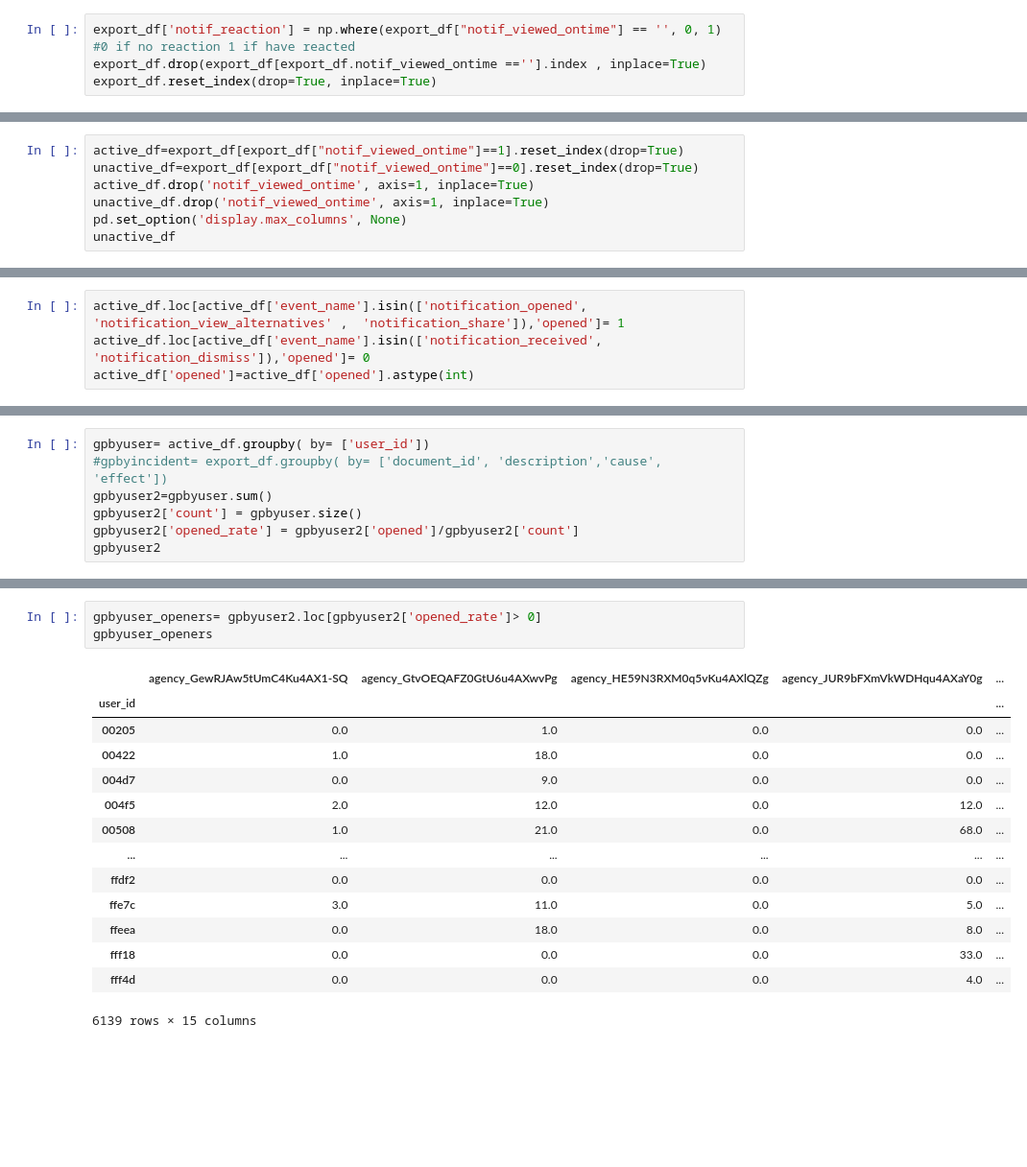
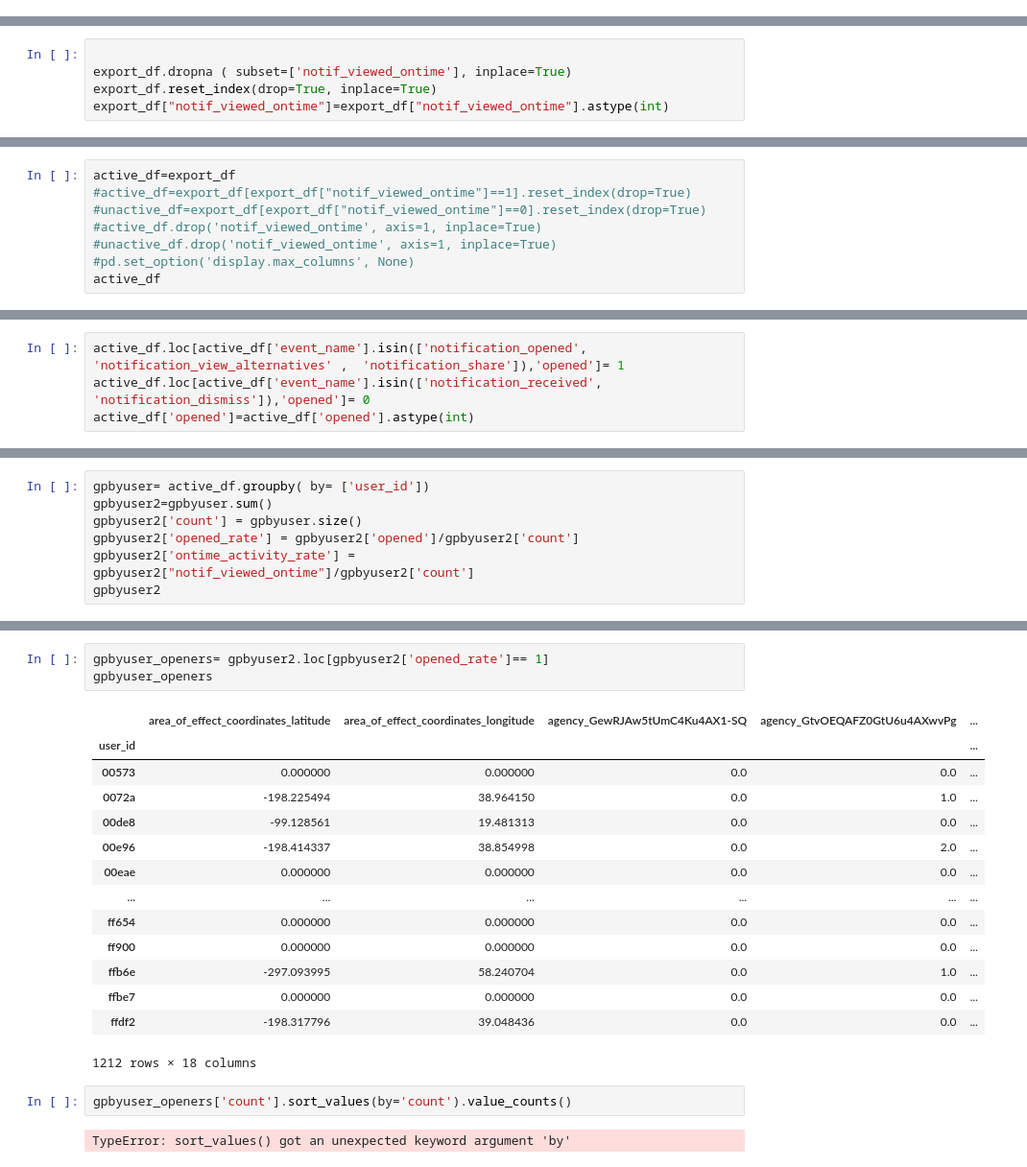
Before and after one commit to ComMutants/Capstone-WIMT, a Jupyter notebook: notebooks/CHRIS_EDA.ipynb, the cells around one changed output, grey strips where cells are left out. Shown: that part at 96% size. Drawn from its saved outputs; the diff is of its cells as text; blank space fills up the shorter version.

```diff
--- a/notebooks/CHRIS_EDA.ipynb
+++ b/notebooks/CHRIS_EDA.ipynb
@@ -20,4 +19,0 @@ export_df["notif_viewed_ontime"]=list(map(lambda x,y,z: '' if x=="notification_r
-# %%
-export_df['notif_reaction'] = np.where(export_df["notif_viewed_ontime"] == '', 0, 1) #0 if no reaction 1 if have reacted
-export_df.drop(export_df[export_df.notif_viewed_ontime ==''].index , inplace=True)
-export_df.reset_index(drop=True, inplace=True)
@@ -24,13 +24,19 @@ export_df.reset_index(drop=True, inplace=True)
+# %%
+
+export_df.dropna ( subset=['notif_viewed_ontime'], inplace=True)
+export_df.reset_index(drop=True, inplace=True)
+export_df["notif_viewed_ontime"]=export_df["notif_viewed_ontime"].astype(int)
 # %%
 export_df["reaction_time"]=list(map(lambda x,y,z,w: y-z
 if (x==1 and y>z) else (y-w if (x==1 and y>w) else 0),
 export_df["notif_viewed_ontime"],export_df["event_timestamp"],export_df["published_at"],export_df["created_at"]))
 # %%
-active_df=export_df[export_df["notif_viewed_ontime"]==1].reset_index(drop=True)
-unactive_df=export_df[export_df["notif_viewed_ontime"]==0].reset_index(drop=True)
-active_df.drop('notif_viewed_ontime', axis=1, inplace=True)
-unactive_df.drop('notif_viewed_ontime', axis=1, inplace=True)
-pd.set_option('display.max_columns', None)
-unactive_df
+active_df=export_df
+#active_df=export_df[export_df["notif_viewed_ontime"]==1].reset_index(drop=True)
+#unactive_df=export_df[export_df["notif_viewed_ontime"]==0].reset_index(drop=True)
+#active_df.drop('notif_viewed_ontime', axis=1, inplace=True)
+#unactive_df.drop('notif_viewed_ontime', axis=1, inplace=True)
+#pd.set_option('display.max_columns', None)
+active_df
 # %% [output]
 |  | event_timestamp | event_name | user_id | document_id | surrogate_id | created_at | published_at | closed_at | ... |
@@ -164,8 +171,8 @@ gpbyincident2.describe()
 # %%
 gpbyuser= active_df.groupby( by= ['user_id'])
-#gpbyincident= export_df.groupby( by= ['document_id', 'description','cause', 'effect'])
 gpbyuser2=gpbyuser.sum()
 gpbyuser2['count'] = gpbyuser.size()
 gpbyuser2['opened_rate'] = gpbyuser2['opened']/gpbyuser2['count']
+gpbyuser2['ontime_activity_rate'] = gpbyuser2["notif_viewed_ontime"]/gpbyuser2['count']
 gpbyuser2
 # %% [output]
@@ -216,18 +257,22 @@ gpbyuser_dismissers
 # %%
-gpbyuser_openers= gpbyuser2.loc[gpbyuser2['opened_rate']> 0]
+gpbyuser_openers= gpbyuser2.loc[gpbyuser2['opened_rate']== 1]
 gpbyuser_openers
 # %% [output]
-|  | agency_GewRJAw5tUmC4Ku4AX1-SQ | agency_GtvOEQAFZ0GtU6u4AXwvPg | agency_HE59N3RXM0q5vKu4AXlQZg | agency_JUR9bFXmVkWDHqu4AXaY0g | ... |
+|  | area_of_effect_coordinates_latitude | area_of_effect_coordinates_longitude | agency_GewRJAw5tUmC4Ku4AX1-SQ | agency_GtvOEQAFZ0GtU6u4AXwvPg | ... |
 | user_id |  |  |  |  | ... |
-| 00205 | 0.0 | 1.0 | 0.0 | 0.0 | ... |
-| 00422 | 1.0 | 18.0 | 0.0 | 0.0 | ... |
-| 004d7 | 0.0 | 9.0 | 0.0 | 0.0 | ... |
-| 004f5 | 2.0 | 12.0 | 0.0 | 12.0 | ... |
-| 00508 | 1.0 | 21.0 | 0.0 | 68.0 | ... |
+| 00573 | 0.000000 | 0.000000 | 0.0 | 0.0 | ... |
+| 0072a | -198.225494 | 38.964150 | 0.0 | 1.0 | ... |
+| 00de8 | -99.128561 | 19.481313 | 0.0 | 0.0 | ... |
+| 00e96 | -198.414337 | 38.854998 | 0.0 | 2.0 | ... |
+| 00eae | 0.000000 | 0.000000 | 0.0 | 0.0 | ... |
 | ... | ... | ... | ... | ... | ... |
-| ffdf2 | 0.0 | 0.0 | 0.0 | 0.0 | ... |
-| ffe7c | 3.0 | 11.0 | 0.0 | 5.0 | ... |
-| ffeea | 0.0 | 18.0 | 0.0 | 8.0 | ... |
-| fff18 | 0.0 | 0.0 | 0.0 | 33.0 | ... |
-| fff4d | 0.0 | 0.0 | 0.0 | 4.0 | ... |
+| ff654 | 0.000000 | 0.000000 | 0.0 | 0.0 | ... |
+| ff900 | 0.000000 | 0.000000 | 0.0 | 0.0 | ... |
+| ffb6e | -297.093995 | 58.240704 | 0.0 | 1.0 | ... |
+| ffbe7 | 0.000000 | 0.000000 | 0.0 | 0.0 | ... |
+| ffdf2 | -198.317796 | 39.048436 | 0.0 | 0.0 | ... |
-6139 rows × 15 columns
+1212 rows × 18 columns
+# %%
+gpbyuser_openers['count'].sort_values(by='count').value_counts()
+# %% [output]
+TypeError: sort_values() got an unexpected keyword argument 'by'
```
Also changed, not shown: parts of 18 cells of this notebook.
